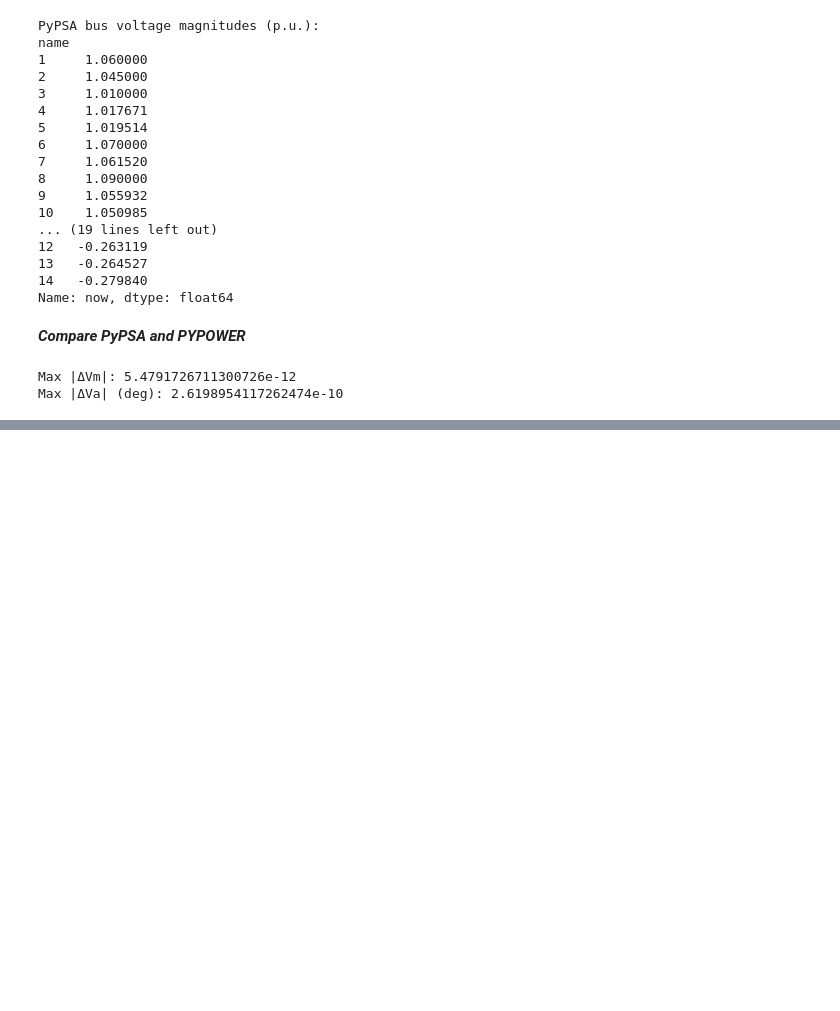
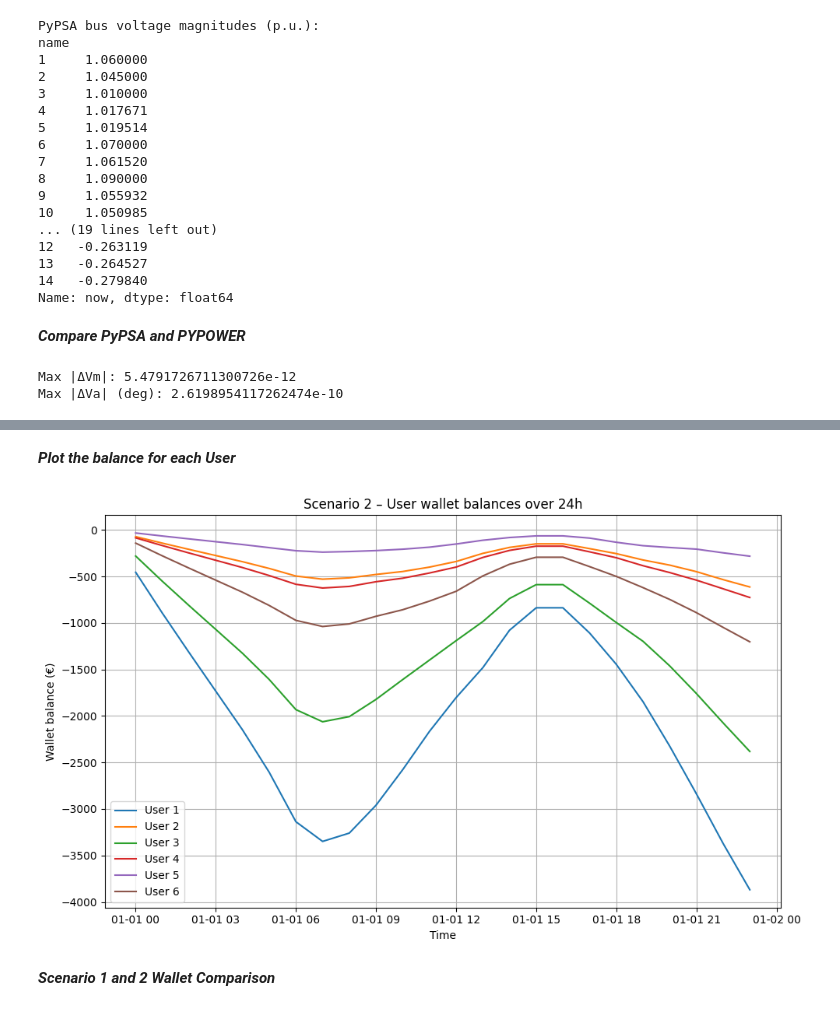
Before and after one commit to YWEnoda/OPF, a Jupyter notebook: OPF_P2P_Case14.ipynb, the cells around one changed output, grey strips where cells are left out. Cells and saved outputs as stored; diff of their text form; code cells hidden in the pictures; blank space fills up the shorter version.

```diff
--- a/OPF_P2P_Case14.ipynb
+++ b/OPF_P2P_Case14.ipynb
@@ -231,0 +644,15 @@ Max |ΔVa| (deg): 2.6198954117262474e-10
+# %%
+# Example: net generation - load at each prosumer bus (rough idea)
+for bus_num, user_label in prosumer_buses.items():
+    bus_name = bus_index_map[bus_num]
+
+    gens_at_bus = n.generators.index[n.generators["bus"] == bus_name]
+    loads_at_bus = n.loads.index[n.loads["bus"] == bus_name]
+
+    p_gen = n.generators_t.p[gens_at_bus].sum(axis=1) if len(gens_at_bus) > 0 else 0.0
+    p_load = n.loads_t.p_set[loads_at_bus].sum(axis=1) if len(loads_at_bus) > 0 else 0.0
+
+    net_injection = p_gen - p_load
+
+    print(f"\nNet injection for {user_label} (MW) over 24h:")
+    print(net_injection)
@@ -231,0 +679,10 @@ Max |ΔVa| (deg): 2.6198954117262474e-10
+# %%
+# Compare each user's load vs PV generator size
+for bus_num, user_label in prosumer_buses.items():
+    bus_name = bus_index_map[bus_num]
+    gens_at_bus = n.generators.index[n.generators["bus"] == bus_name]
+    loads_at_bus = n.loads.index[n.loads["bus"] == bus_name]
+
+    total_load = n.loads.loc[loads_at_bus, "p_set"].sum()
+    total_gen = n.generators.loc[gens_at_bus, "p_nom"].sum()
+    print(f"{user_label}: load ~{total_load:.2f} MW, PV ~{total_gen:.2f} MW")
@@ -231,0 +1052,23 @@ Max |ΔVa| (deg): 2.6198954117262474e-10
+# %% [markdown]
+***Plot the balance for each User***
+# %%
+import matplotlib.pyplot as plt
+
+# wallets: index = snapshots, columns = ["User 1", ..., "User 6"]
+
+plt.figure(figsize=(10, 6))
+
+for user in wallets.columns:
+    plt.plot(wallets.index, wallets[user], label=user)
+
+plt.xlabel("Time")
+plt.ylabel("Wallet balance (€)")
+plt.title("Scenario 2 – User wallet balances over 24h")
+plt.legend()
+plt.grid(True)
+plt.tight_layout()
+plt.show()
+# %% [output]
+[figure, added]
+# %% [markdown]
+***Scenario 1 and 2 Wallet Comparison***
```
Also changed, not shown: parts of 39 cells of this notebook.
